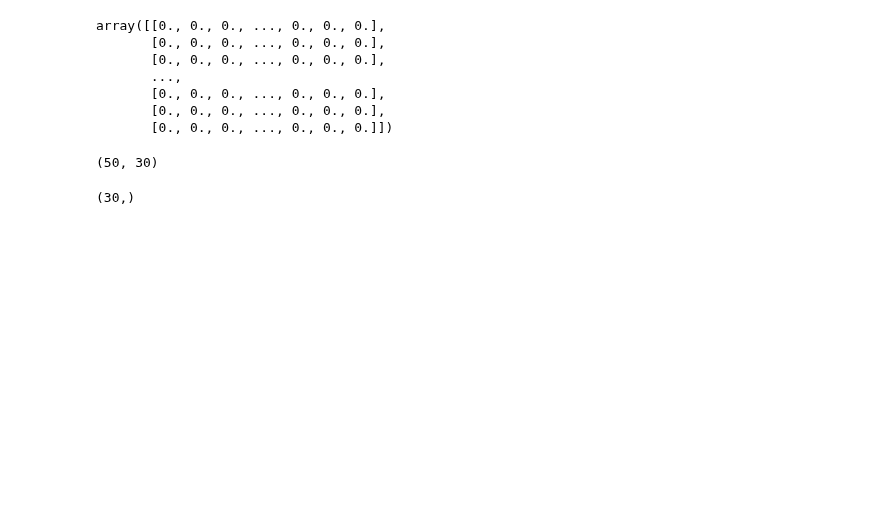
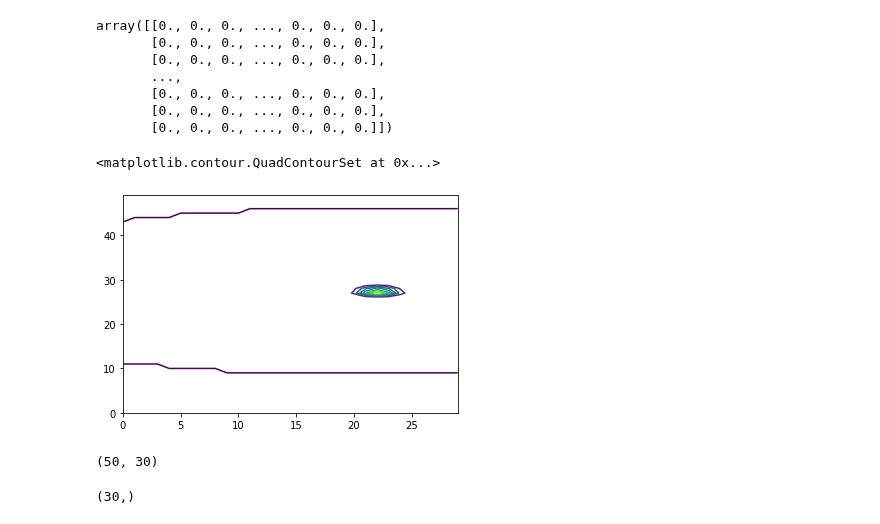
Before and after one commit to fjbautistas/kde_example, a Jupyter notebook: 3D.ipynb, the cells around one changed output. Drawn from its saved outputs; the diff is of its cells as text; code cells hidden in the pictures; blank space fills up the shorter version.

```diff
--- a/3D.ipynb
+++ b/3D.ipynb
@@ -233,6 +233,11 @@ array([[0., 0., 0., ..., 0., 0., 0.],
        [0., 0., 0., ..., 0., 0., 0.]])
 # %%
 pr2d=((np.ones([50,30]).T*priory).T)*priorx
+# %%
+plt.contour(pr2d)
+# %% [output]
+<matplotlib.contour.QuadContourSet at 0x...>
+[figure, added]
 # %%
 pr2d.shape
 # %% [output]
```
Also changed, not shown: parts of 21 cells of this notebook, 1 other file.
